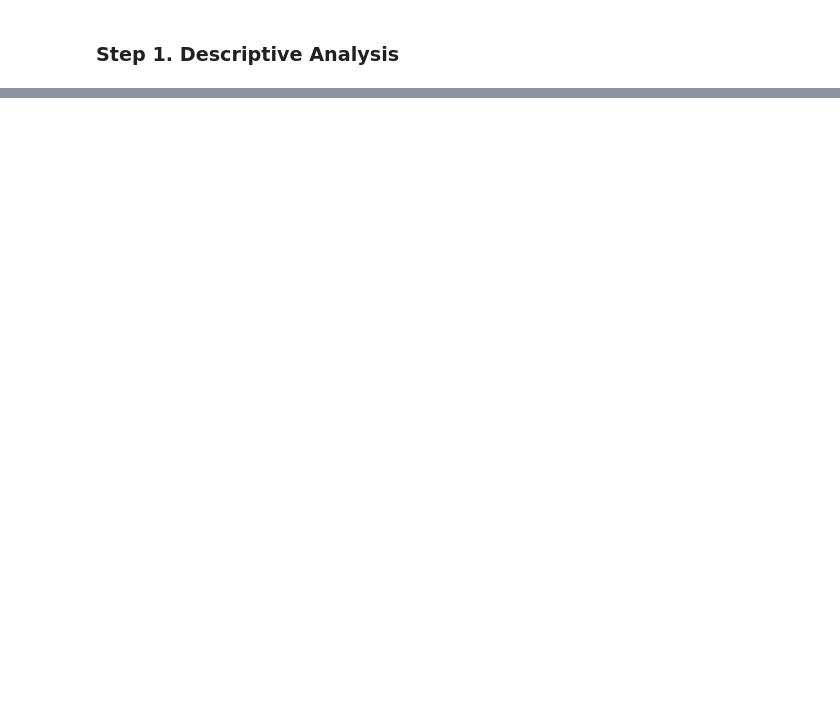
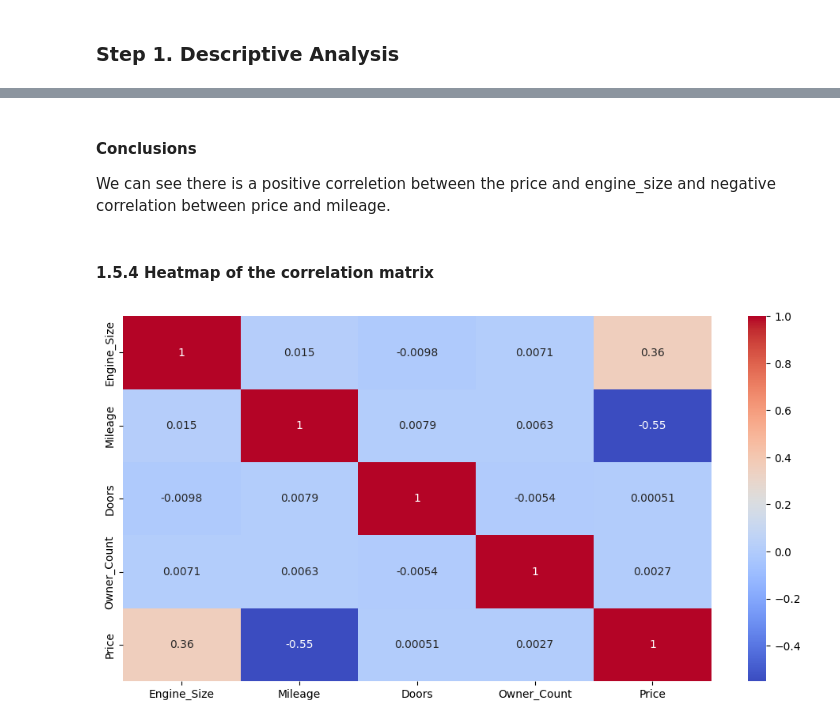
Before and after one commit to ElianDochev/TBS-Homework-2, a Jupyter notebook: car_price_dataset.ipynb, the cells around one changed output, grey strips where cells are left out. Cells and saved outputs as stored; diff of their text form; code cells hidden in the pictures; blank space fills up the shorter version.

```diff
--- a/car_price_dataset.ipynb
+++ b/car_price_dataset.ipynb
@@ -20,0 +27,6 @@ df.head()
+# %%
+df["Year"] = pd.to_datetime(df["Year"], format='%Y')
+df.info()
+min_year = df["Year"].min()
+max_year = df["Year"].max()
+print(f"Min year: {min_year}, Max year: {max_year}")
@@ -40,0 +210,14 @@ memory usage: 781.4+ KB
+# %% [markdown]
+#### Conclusions
+
+We can see there is a positive correletion between the price and engine_size and negative correlation between price and mileage.
+# %% [markdown]
+#### 1.5.4 Heatmap of the correlation matrix
+# %%
+#Correlation matrix heatmap
+df_for_corr = df.select_dtypes(include=np.number)
+plt.figure(figsize=(12, 6))
+sns.heatmap(df_for_corr.corr(), annot=True, cmap='coolwarm')
+plt.show()
+# %% [output]
+[figure, added]
```
Also changed, not shown: parts of 21 cells of this notebook.
